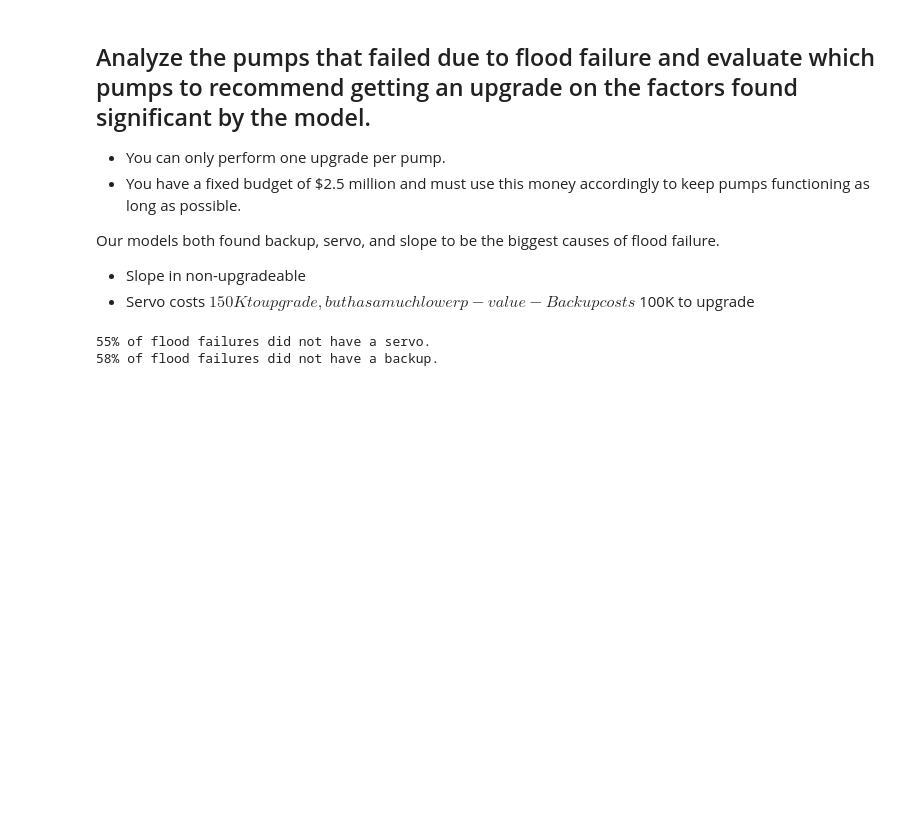
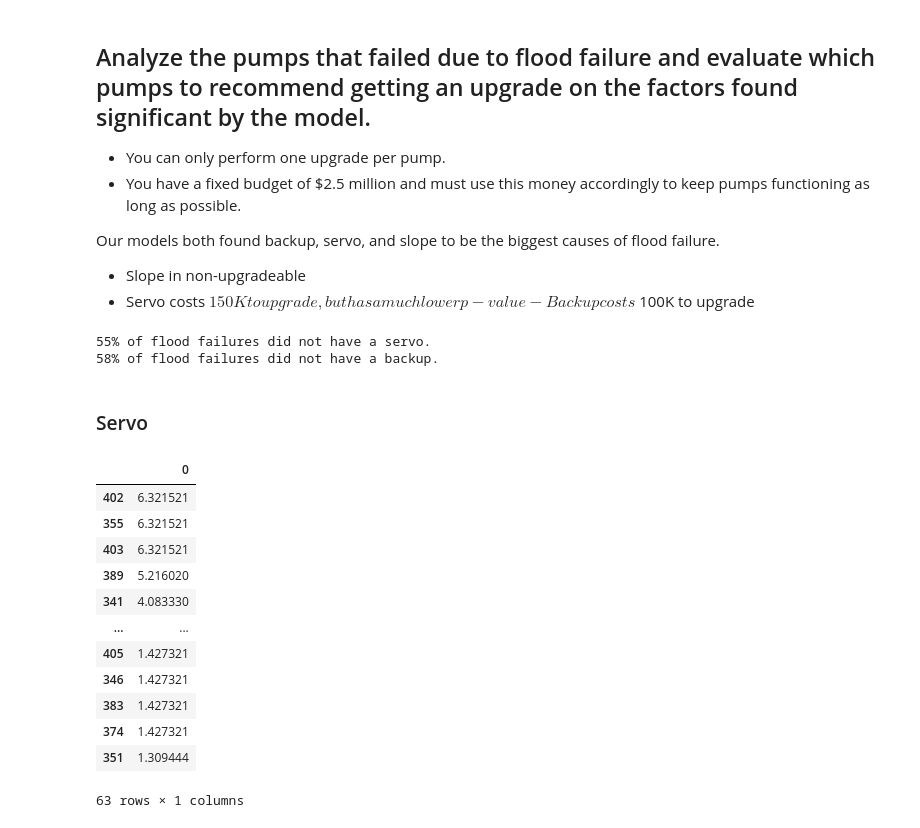
Before and after one commit to SterlingHayden/Survival-Analysis, a Jupyter notebook: HW/HW-02/HW-02.ipynb, the cells around one changed output. Saved outputs shown, nothing was run; the diff lists cells and outputs as text; code cells hidden in the pictures; blank space fills up the shorter version.

```diff
--- a/HW/HW-02/HW-02.ipynb
+++ b/HW/HW-02/HW-02.ipynb
@@ -287,3 +287,33 @@ print(f"{1-df_flood[(df_flood['flood']==1)]['backup'].mean():.0%}", "of flood fa
 # %% [output]
 55% of flood failures did not have a servo.
 58% of flood failures did not have a backup.
+# %% [markdown]
+### Servo
+# %%
+df_historic = df_flood.loc[:, ~df_flood.columns.isin(['age', 'elevation', 'bridgecrane', 'gear', 'trashrack'])]
+df_historic_fail_servo = df_historic[(df_historic['servo'] == 0) & (df_historic['flood'] == 1)]
+
+df_historic_fail_servo_upgrade = df_historic_fail_servo.copy()
+df_historic_fail_servo_upgrade['servo'] = 1
+# %%
+nonupgraded_servo =aft_Weibull.predict_survival_function(df_historic_fail_servo)
+upgraded_servo =aft_Weibull.predict_survival_function(df_historic_fail_servo_upgrade)
+survival_diff = upgraded_servo - nonupgraded_servo
+#survival_diff.iloc[47,:]
+servo_time_diff = survival_diff.sum().sort_values(ascending=False)
+servo_time_diff_df = pd.DataFrame(servo_time_diff)
+servo_time_diff_df
+# %% [output]
+|  | 0 |
+| 402 | 6.321521 |
+| 355 | 6.321521 |
+| 403 | 6.321521 |
+| 389 | 5.216020 |
+| 341 | 4.083330 |
+| ... | ... |
+| 405 | 1.427321 |
+| 346 | 1.427321 |
+| 383 | 1.427321 |
+| 374 | 1.427321 |
+| 351 | 1.309444 |
+63 rows × 1 columns
```
Also changed, not shown: parts of 17 cells of this notebook.
